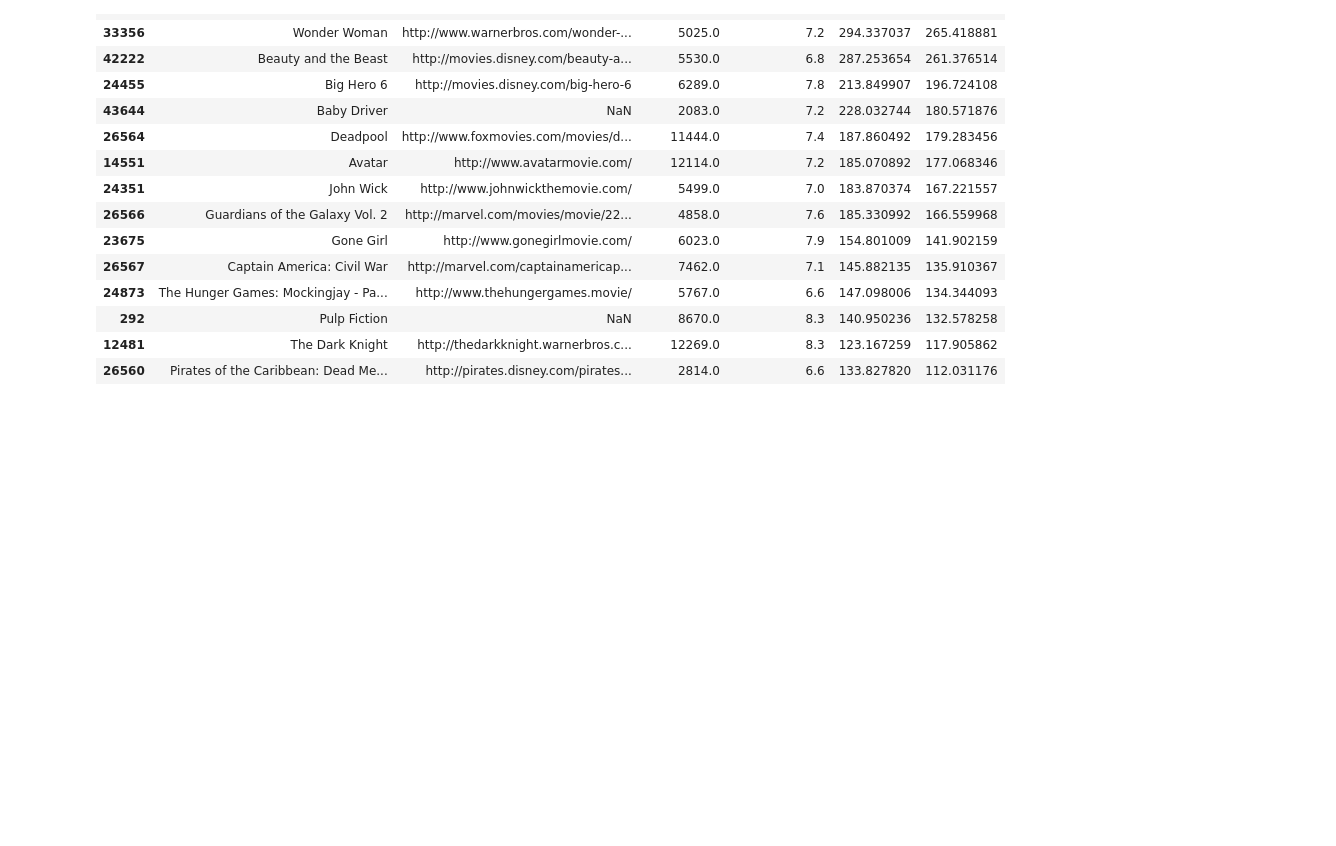
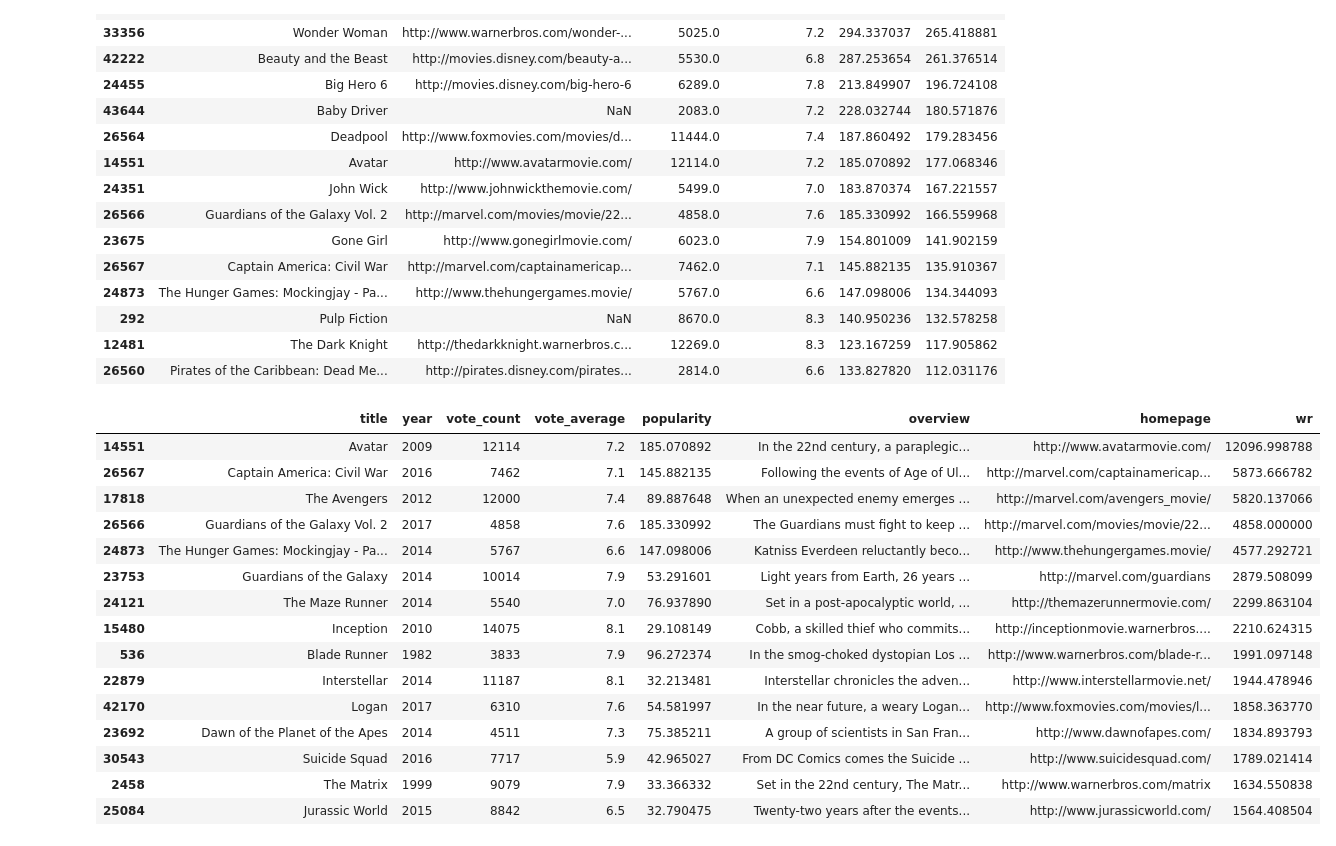
Before and after one commit to diegojeda/Modelos-Avanzados-2, a Jupyter notebook: Semana 10/Semana10_IntroSistemasRecomendacion_Actividad.ipynb, the cells around one changed output. Saved outputs shown, nothing was run; the diff lists cells and outputs as text; code cells hidden in the pictures; blank space fills up the shorter version.

```diff
--- a/Semana 10/Semana10_IntroSistemasRecomendacion_Actividad.ipynb
+++ b/Semana 10/Semana10_IntroSistemasRecomendacion_Actividad.ipynb
@@ -408,3 +410,40 @@ pelisRF[['original_title', 'homepage', 'vote_count', 'vote_average',"popularity"
 | 292 | Pulp Fiction | NaN | 8670.0 | 8.3 | 140.950236 | 132.578258 |
 | 12481 | The Dark Knight | http://thedarkknight.warnerbros.c... | 12269.0 | 8.3 | 123.167259 | 117.905862 |
 | 26560 | Pirates of the Caribbean: Dead Me... | http://pirates.disney.com/pirates... | 2814.0 | 6.6 | 133.827820 | 112.031176 |
+# %%
+def rec_gen_pop(genero, vmin):
+    df = gen_md[gen_md['genre'] == genero]
+    df['popularity'] = df['popularity'].astype(float)
+    v = df[df['vote_count'].notnull()]['vote_count'].astype('int')
+    R = df[df['popularity'].notnull()]['popularity'].astype('float')
+    m = df['popularity'].max()
+
+    pelisG = df[(df['vote_count'] >= vmin) & (df['vote_count'].notnull()) & (df['vote_average'].notnull())][['title', 'year', 'vote_count', 'vote_average', 'popularity', 'overview', 'homepage']]
+    pelisG['vote_count'] = pelisG['vote_count'].astype('int')
+    pelisG['popularity'] = pelisG['popularity'].astype('float')
+
+    pelisG['wr'] = v/m * R
+    pelisG = pelisG.sort_values('wr', ascending=False).head(250)
+
+    return pelisG
+# %%
+k = 15
+scifi = rec_gen_pop('Science Fiction', 1000)
+scifi.head(15)
+# %% [output]
+|  | title | year | vote_count | vote_average | popularity | overview | homepage | wr |
+| 14551 | Avatar | 2009 | 12114 | 7.2 | 185.070892 | In the 22nd century, a paraplegic... | http://www.avatarmovie.com/ | 12096.998788 |
+| 26567 | Captain America: Civil War | 2016 | 7462 | 7.1 | 145.882135 | Following the events of Age of Ul... | http://marvel.com/captainamericap... | 5873.666782 |
+| 17818 | The Avengers | 2012 | 12000 | 7.4 | 89.887648 | When an unexpected enemy emerges ... | http://marvel.com/avengers_movie/ | 5820.137066 |
+| 26566 | Guardians of the Galaxy Vol. 2 | 2017 | 4858 | 7.6 | 185.330992 | The Guardians must fight to keep ... | http://marvel.com/movies/movie/22... | 4858.000000 |
+| 24873 | The Hunger Games: Mockingjay - Pa... | 2014 | 5767 | 6.6 | 147.098006 | Katniss Everdeen reluctantly beco... | http://www.thehungergames.movie/ | 4577.292721 |
+| 23753 | Guardians of the Galaxy | 2014 | 10014 | 7.9 | 53.291601 | Light years from Earth, 26 years ... | http://marvel.com/guardians | 2879.508099 |
+| 24121 | The Maze Runner | 2014 | 5540 | 7.0 | 76.937890 | Set in a post-apocalyptic world, ... | http://themazerunnermovie.com/ | 2299.863104 |
+| 15480 | Inception | 2010 | 14075 | 8.1 | 29.108149 | Cobb, a skilled thief who commits... | http://inceptionmovie.warnerbros.... | 2210.624315 |
+| 536 | Blade Runner | 1982 | 3833 | 7.9 | 96.272374 | In the smog-choked dystopian Los ... | http://www.warnerbros.com/blade-r... | 1991.097148 |
+| 22879 | Interstellar | 2014 | 11187 | 8.1 | 32.213481 | Interstellar chronicles the adven... | http://www.interstellarmovie.net/ | 1944.478946 |
+| 42170 | Logan | 2017 | 6310 | 7.6 | 54.581997 | In the near future, a weary Logan... | http://www.foxmovies.com/movies/l... | 1858.363770 |
+| 23692 | Dawn of the Planet of the Apes | 2014 | 4511 | 7.3 | 75.385211 | A group of scientists in San Fran... | http://www.dawnofapes.com/ | 1834.893793 |
+| 30543 | Suicide Squad | 2016 | 7717 | 5.9 | 42.965027 | From DC Comics comes the Suicide ... | http://www.suicidesquad.com/ | 1789.021414 |
+| 2458 | The Matrix | 1999 | 9079 | 7.9 | 33.366332 | Set in the 22nd century, The Matr... | http://www.warnerbros.com/matrix | 1634.550838 |
+| 25084 | Jurassic World | 2015 | 8842 | 6.5 | 32.790475 | Twenty-two years after the events... | http://www.jurassicworld.com/ | 1564.408504 |
```
Also changed, not shown: parts of 1 cell of this notebook.
